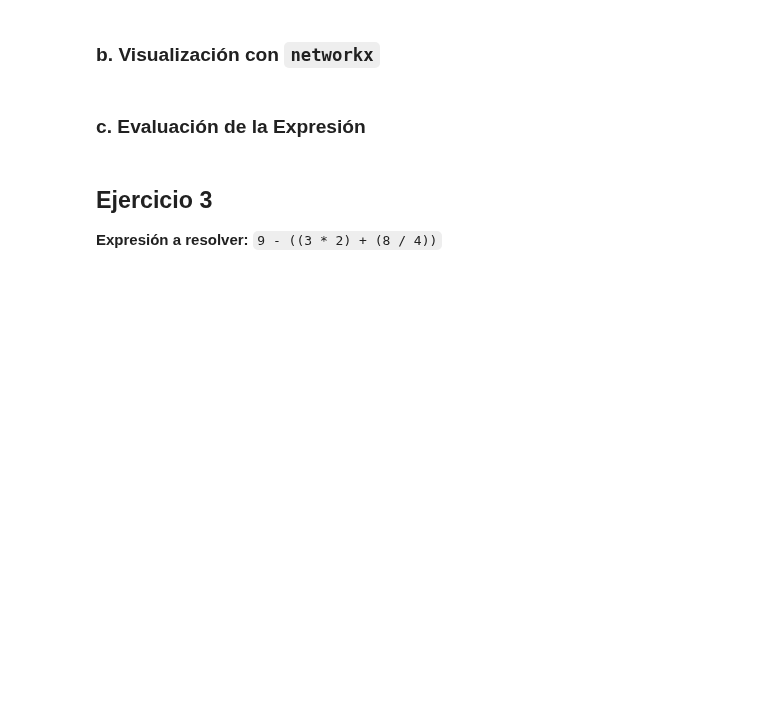
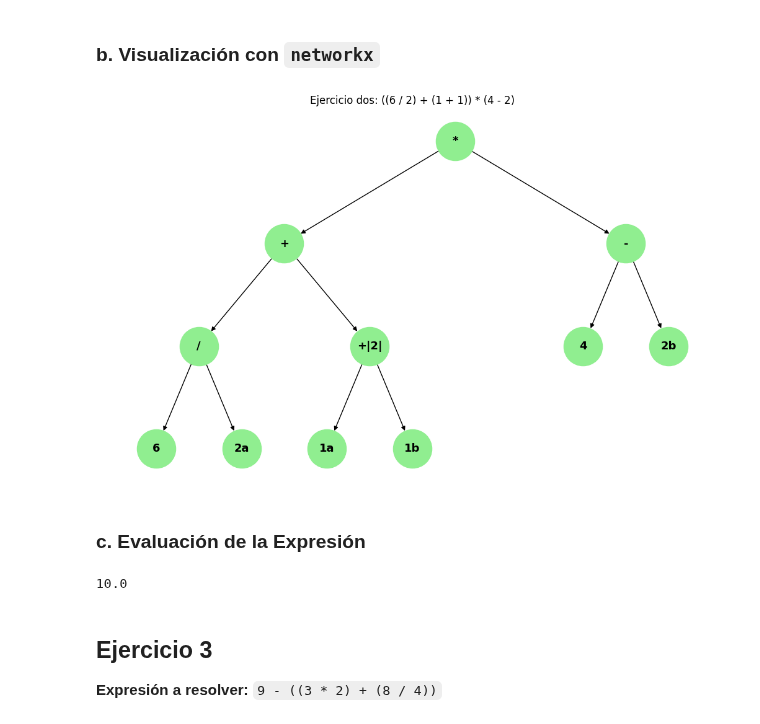
Before and after one commit to Esteban1142025/PUCESA_PROGRAMACION2, a Jupyter notebook: Programacion 4 Cuarto Semestre/RDA 1/Trabajo_Clase_Arboles_Expresion.ipynb, the cells around one changed output. Cells and saved outputs as stored; diff of their text form; code cells hidden in the pictures; blank space fills up the shorter version.

Commit message:
deber arboles

```diff
--- a/Programacion 4 Cuarto Semestre/RDA 1/Trabajo_Clase_Arboles_Expresion.ipynb
+++ b/Programacion 4 Cuarto Semestre/RDA 1/Trabajo_Clase_Arboles_Expresion.ipynb
@@ -37,11 +172,85 @@ Este trabajo tiene como objetivo aplicar los conocimientos sobre árboles binari
 # %% [markdown]
 ### b. Visualización con `networkx`
 # %%
-# Escribe aquí el código para graficar el árbol
+import matplotlib.pyplot as plt
+import networkx as nx
+
+# Creamos un nuevo grafo dirigido
+G = nx.DiGraph()
+
+# Definimos las conexiones entre nodos
+edges = [
+    ('*', '+'),
+    ('*', '-'),
+    ('+', '/'),
+    ('+', '+|2|'),
+    ('/', '6'),
+    ('/', '2a'),
+    ('+|2|', '1a'),
+    ('+|2|', '1b'),
+    ('-', '4'),
+    ('-', '2b')
+]
+
+# Agregamos las aristas al grafo
+G.add_edges_from(edges)
+
+# Definimos posiciones para visualizar el árbol de forma jerárquica
+pos = {
+    '*': (0, 3),
+    '+': (-2, 2),
+    '-': (2, 2),
+    '/': (-3, 1),
+    '+|2|': (-1, 1),
+    '6': (-3.5, 0),
+    '2a': (-2.5, 0),
+    '1a': (-1.5, 0),
+    '1b': (-0.5, 0),
+    '4': (1.5, 1),
+    '2b': (2.5, 1)
+}
+
+# Dibujamos el árbol
+plt.figure(figsize=(10, 6))
+nx.draw(
+    G, pos,
+    with_labels=True,
+    node_color='lightgreen',
+    node_size=2000,
+    font_size=13,
+    font_weight='bold',
+    arrows=True
+)
+plt.title("Ejercicio dos: ((6 / 2) + (1 + 1)) * (4 - 2)")
+plt.axis('off')
+plt.show()
+# %% [output]
+[figure, added]
 # %% [markdown]
 ### c. Evaluación de la Expresión
 # %%
-# Escribe aquí el código para evaluar la expresión
+# Función recursiva para evaluar el árbol
+def evaluar(nodo):
+    if isinstance(nodo.valor, int):
+        return nodo.valor
+
+    izq = evaluar(nodo.izq)
+    der = evaluar(nodo.der)
+
+    if nodo.valor == '+':
+        return izq + der
+    elif nodo.valor == '-':
+        return izq - der
+    elif nodo.valor == '*':
+        return izq * der
+    elif nodo.valor == '/':
+        return izq / der
+
+# Evaluamos la expresión
+resultado = evaluar(arbol)
+resultado
+# %% [output]
+10.0
 # %% [markdown]
 ## Ejercicio 3
 **Expresión a resolver:** `9 - ((3 * 2) + (8 / 4))`
```
Also changed, not shown: parts of 14 cells of this notebook.
